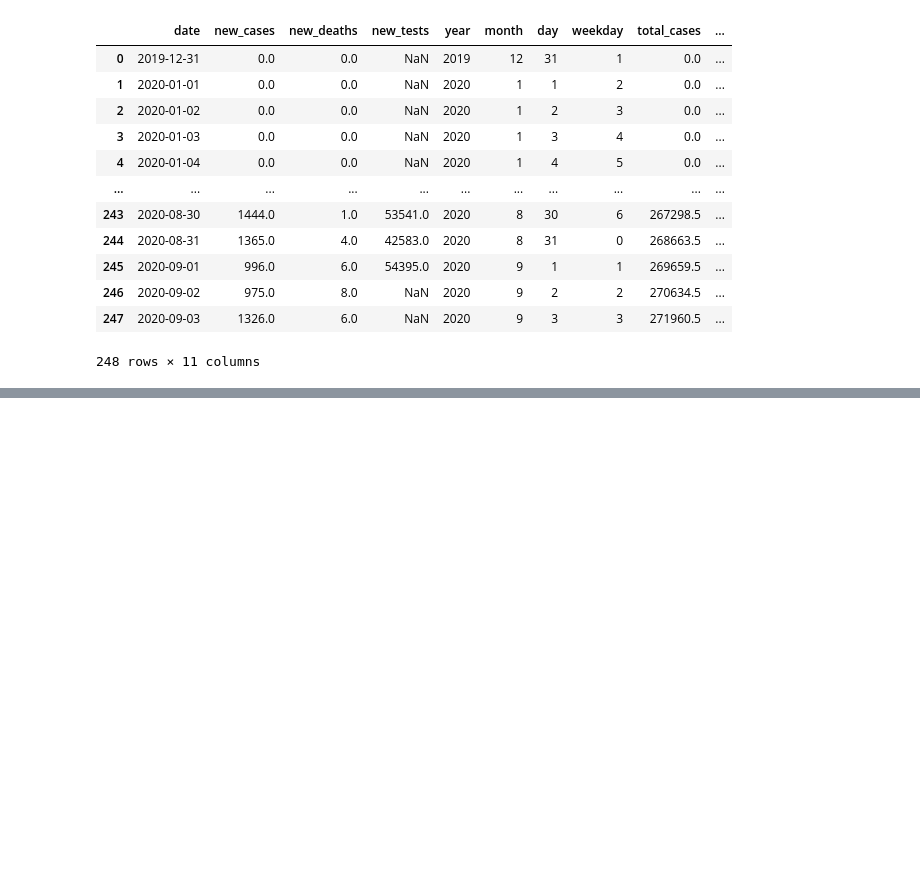
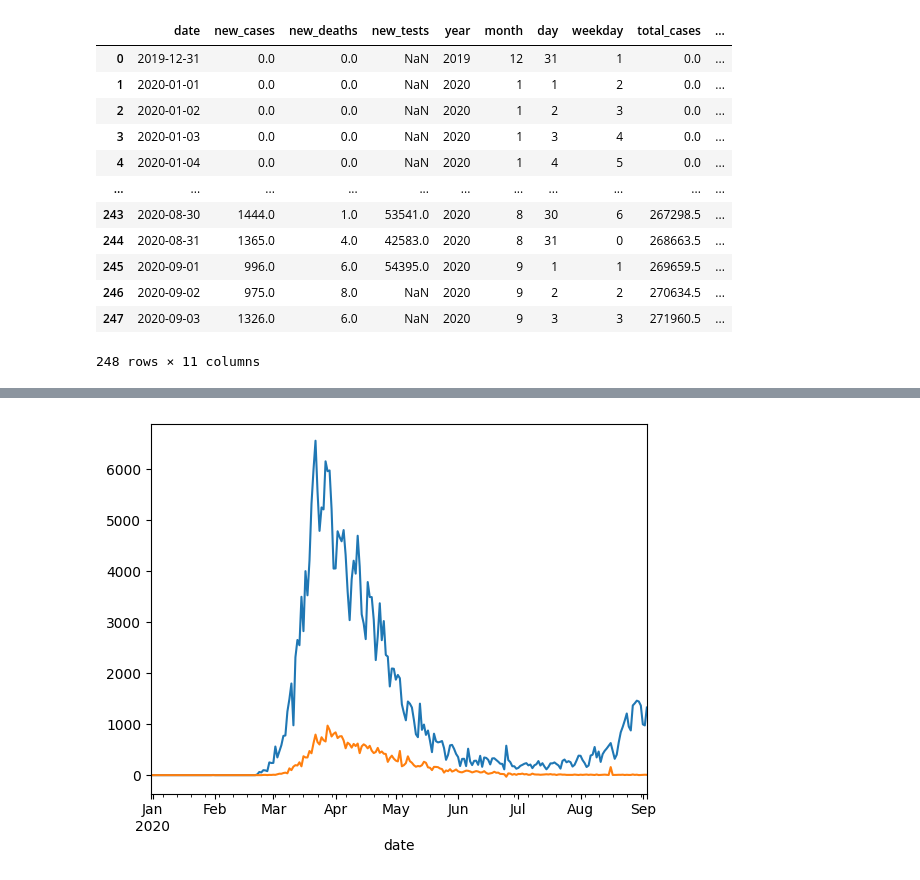
Before and after one commit to tavish7/Covid-Analysis, a Jupyter notebook: covid_analysis.ipynb, the cells around one changed output, grey strips where cells are left out. Saved outputs shown, nothing was run; the diff lists cells and outputs as text; code cells hidden in the pictures; blank space fills up the shorter version.

Commit message:
Plot added

```diff
--- a/covid_analysis.ipynb
+++ b/covid_analysis.ipynb
@@ -414,0 +444,4 @@ covid_df
+# %%
+# Set location for covid_df to Iatly
+covid_df['location'] = 'Italy'
+covid_df
@@ -414,0 +462,4 @@ covid_df
+# %%
+# Merge the two dataframes
+merged_df = covid_df.merge(locations_df, on = 'location')
+merged_df
@@ -414,0 +480,6 @@ covid_df
+# %%
+merged_df['cases_per_million'] = merged_df.total_cases * 1e6 / merged_df.population
+merged_df['deaths_per_million'] = merged_df.total_deaths * 1e6 / merged_df.population
+merged_df['tests_per_million'] = merged_df.total_tests * 1e6 / merged_df.population
+
+merged_df
@@ -414,0 +500,14 @@ covid_df
+# %%
+# Writing back to files
+result_df = merged_df[['date',
+                       'new_cases',
+                       'total_cases',
+                       'new_deaths',
+                       'total_deaths',
+                       'new_tests',
+                       'total_tests',
+                       'cases_per_million',
+                       'deaths_per_million',
+                       'tests_per_million']]
+
+result_df
@@ -414,0 +531,6 @@ covid_df
+# %%
+# Plots
+result_df.new_cases.plot()
+result_df.new_deaths.plot();
+# %% [output]
+[figure, added]
```
Also changed, not shown: parts of 9 cells of this notebook.
